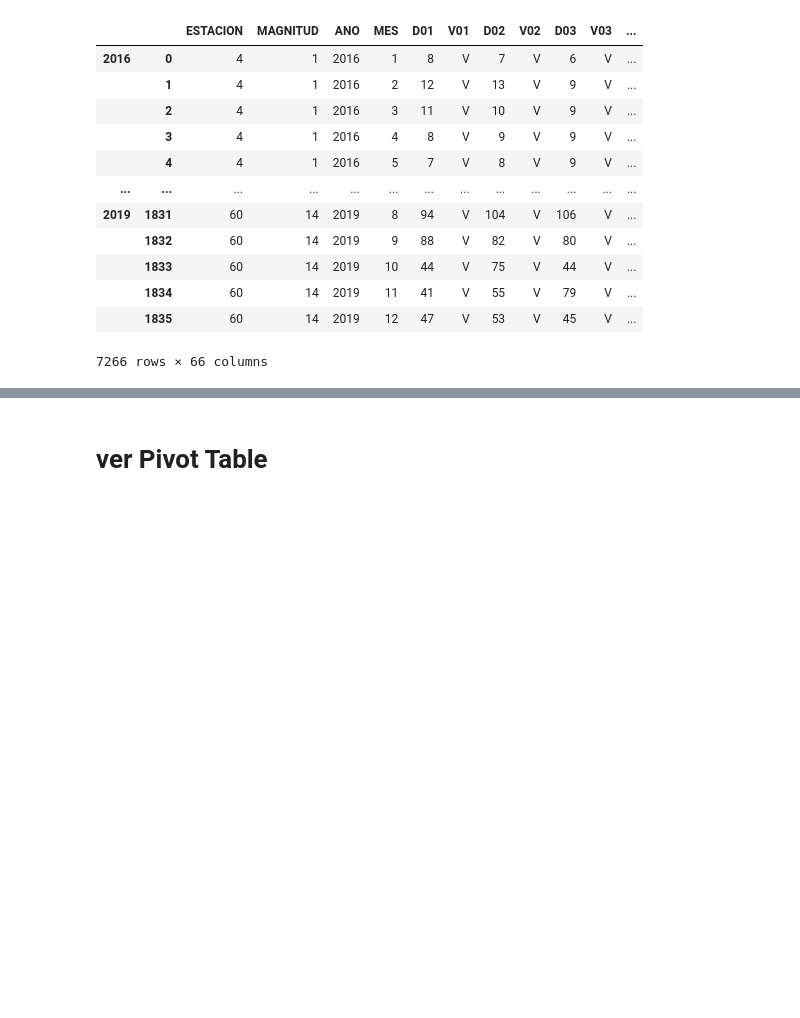
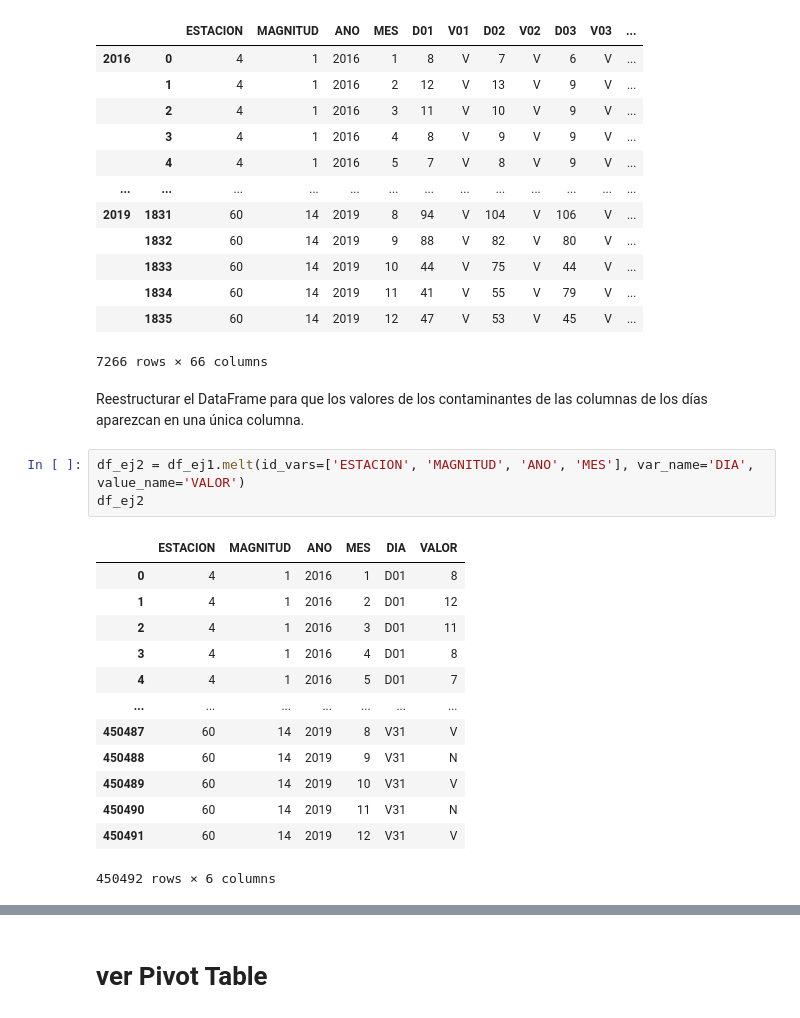
Before and after one commit to RaTon84/Pandas, a Jupyter notebook: Pandas.ipynb, the cells around one changed output, grey strips where cells are left out. Saved outputs shown, nothing was run; the diff lists cells and outputs as text; blank space fills up the shorter version.

```diff
--- a/Pandas.ipynb
+++ b/Pandas.ipynb
@@ -437,3 +436,22 @@ df_ej1
 |  | 1834 | 60 | 14 | 2019 | 11 | 41 | V | 55 | V | 79 | V | ... |
 |  | 1835 | 60 | 14 | 2019 | 12 | 47 | V | 53 | V | 45 | V | ... |
 7266 rows × 66 columns
+# %% [markdown]
+Reestructurar el DataFrame para que los valores de los contaminantes de las columnas de los días aparezcan en una única columna.
+# %%
+df_ej2 = df_ej1.melt(id_vars=['ESTACION', 'MAGNITUD', 'ANO', 'MES'], var_name='DIA', value_name='VALOR')
+df_ej2
+# %% [output]
+|  | ESTACION | MAGNITUD | ANO | MES | DIA | VALOR |
+| 0 | 4 | 1 | 2016 | 1 | D01 | 8 |
+| 1 | 4 | 1 | 2016 | 2 | D01 | 12 |
+| 2 | 4 | 1 | 2016 | 3 | D01 | 11 |
+| 3 | 4 | 1 | 2016 | 4 | D01 | 8 |
+| 4 | 4 | 1 | 2016 | 5 | D01 | 7 |
+| ... | ... | ... | ... | ... | ... | ... |
+| 450487 | 60 | 14 | 2019 | 8 | V31 | V |
+| 450488 | 60 | 14 | 2019 | 9 | V31 | N |
+| 450489 | 60 | 14 | 2019 | 10 | V31 | V |
+| 450490 | 60 | 14 | 2019 | 11 | V31 | N |
+| 450491 | 60 | 14 | 2019 | 12 | V31 | V |
+450492 rows × 6 columns
```
Also changed, not shown: parts of 10 cells of this notebook.
